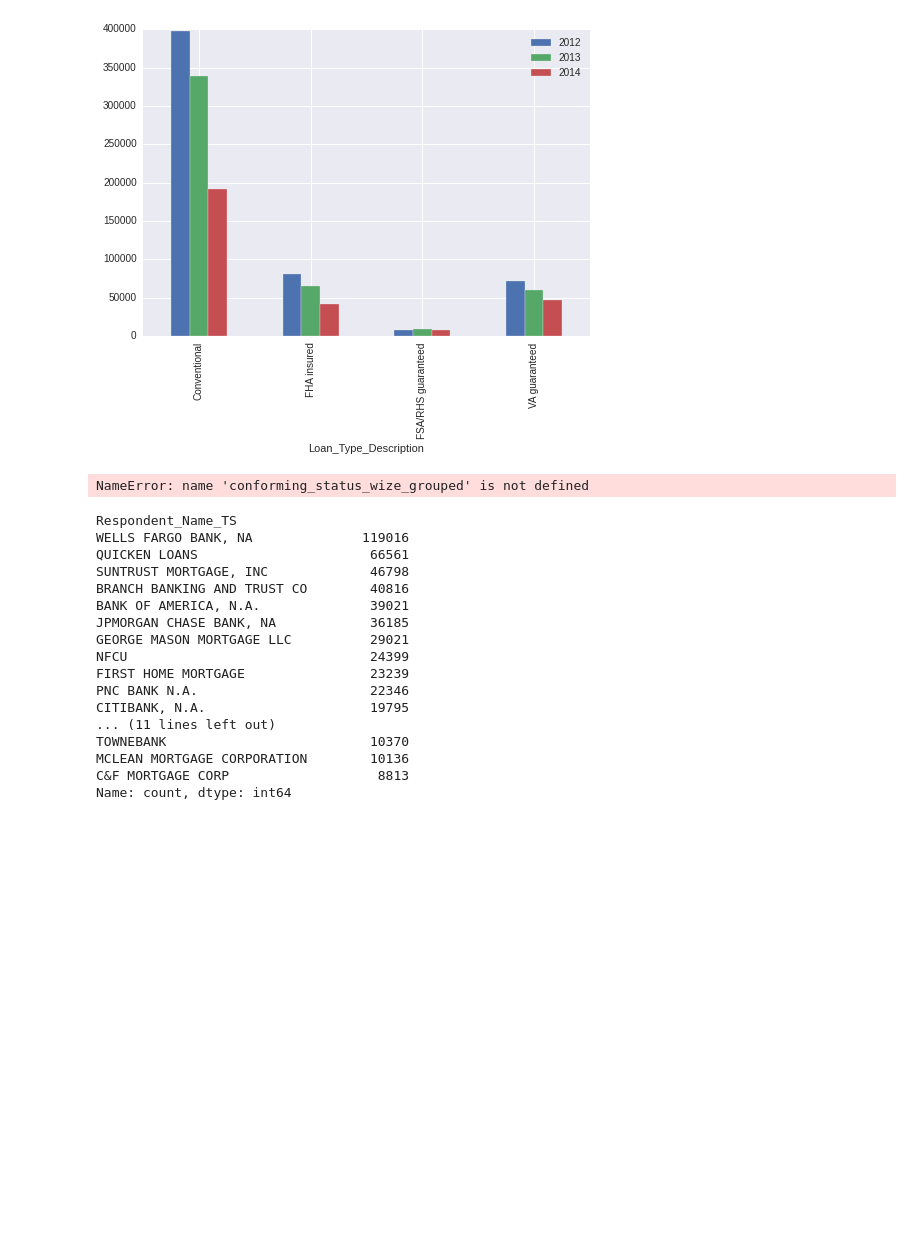
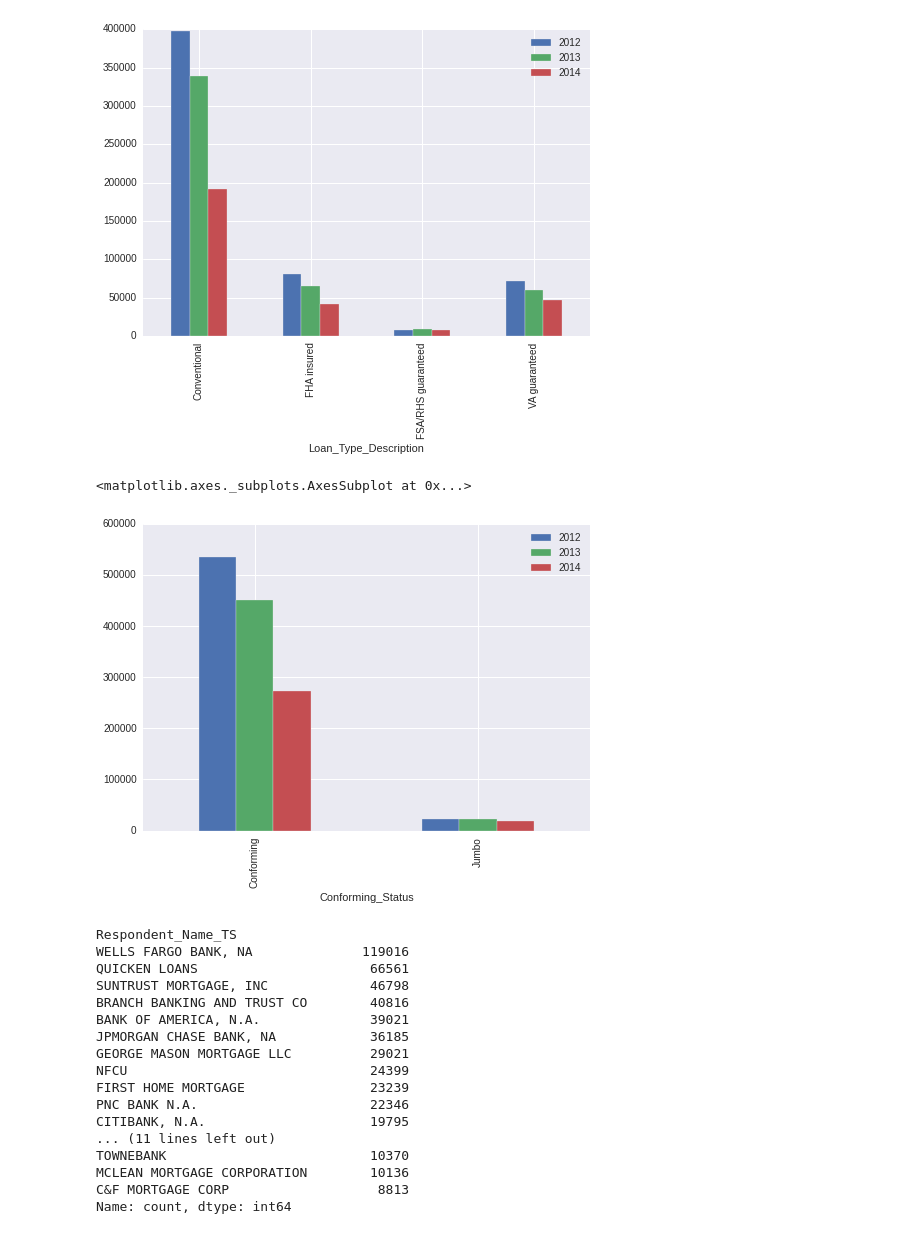
Before and after one commit to jainshubham/notebooks, a Jupyter notebook: Capital_One.ipynb, the cells around one changed output. Saved outputs shown, nothing was run; the diff lists cells and outputs as text; code cells hidden in the pictures; blank space fills up the shorter version.

```diff
--- a/Capital_One.ipynb
+++ b/Capital_One.ipynb
@@ -94,11 +91,13 @@ loan_type_wize_grouped.drop(loan_type_wize_grouped.columns[[0]], axis=1).plot(ki
 [figure]
 # %%
 conforming_status_wize = data[['Conforming_Status', 'Loan_Amount_000', 'As_of_Year']]
+conforming_status_wize_grouped = conforming_status_wize[conforming_status_wize.As_of_Year == 2012].groupby('Conforming_Status').Conforming_Status.agg(['count'])
 for year in [2012, 2013, 2014]:
-    conforming_status_wize_grouped[year] = conforming_status_wize[loan_type_wize.As_of_Year == year].groupby('Conforming_Status').Conforming_Status.agg(['count'])
+    conforming_status_wize_grouped[year] = conforming_status_wize[conforming_status_wize.As_of_Year == year].groupby('Conforming_Status').Conforming_Status.agg(['count'])
 conforming_status_wize_grouped.drop(conforming_status_wize_grouped.columns[[0]], axis=1).plot(kind='bar')
 # %% [output]
-NameError: name 'conforming_status_wize_grouped' is not defined
+<matplotlib.axes._subplots.AxesSubplot at 0x...>
+[figure, added]
 # %%
 respondantwize = data[['Respondent_Name_TS', 'Loan_Amount_000']]
 respondantwize_grouped = respondantwize.dropna().groupby('Respondent_Name_TS').agg(['count'])
```
Also changed, not shown: parts of 9 cells of this notebook.
